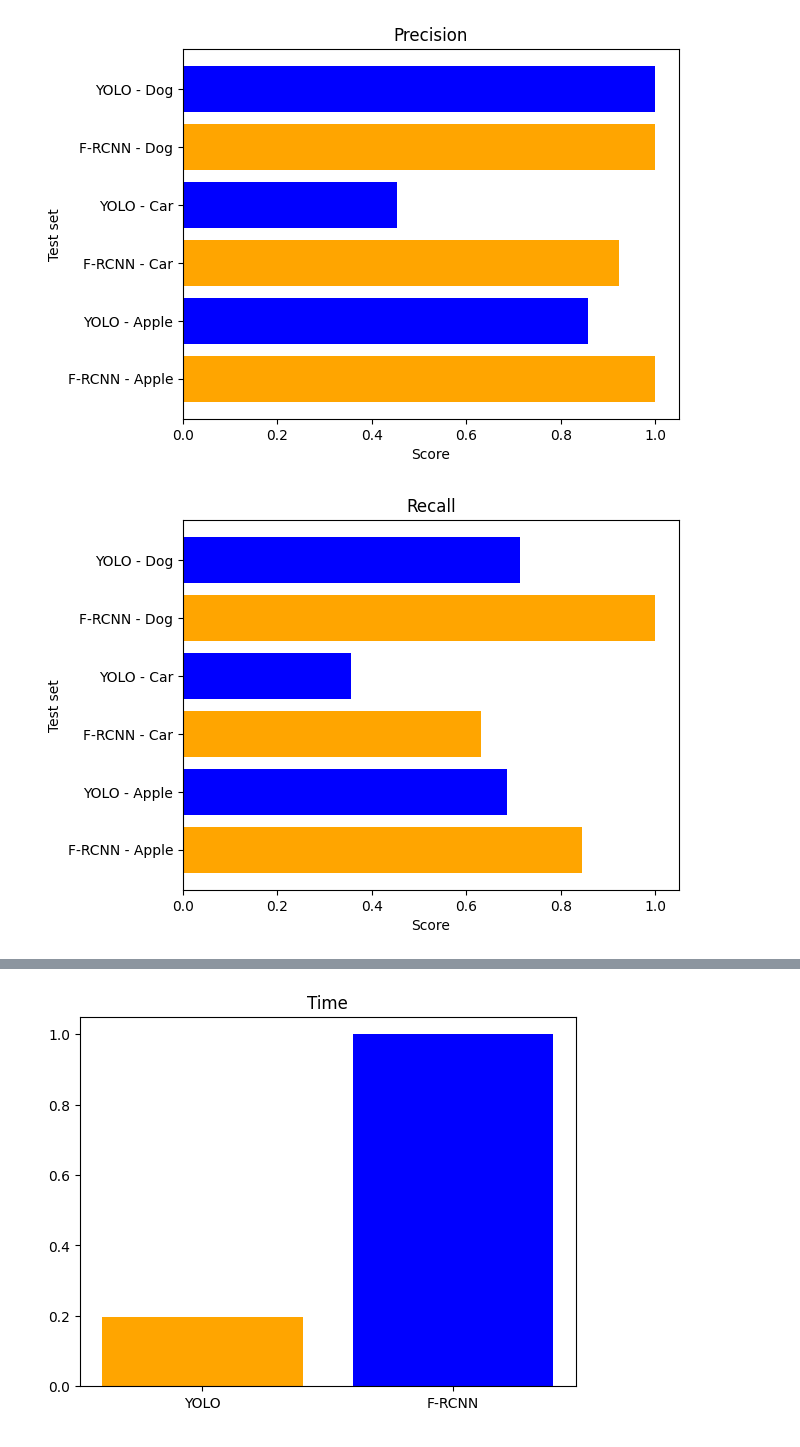
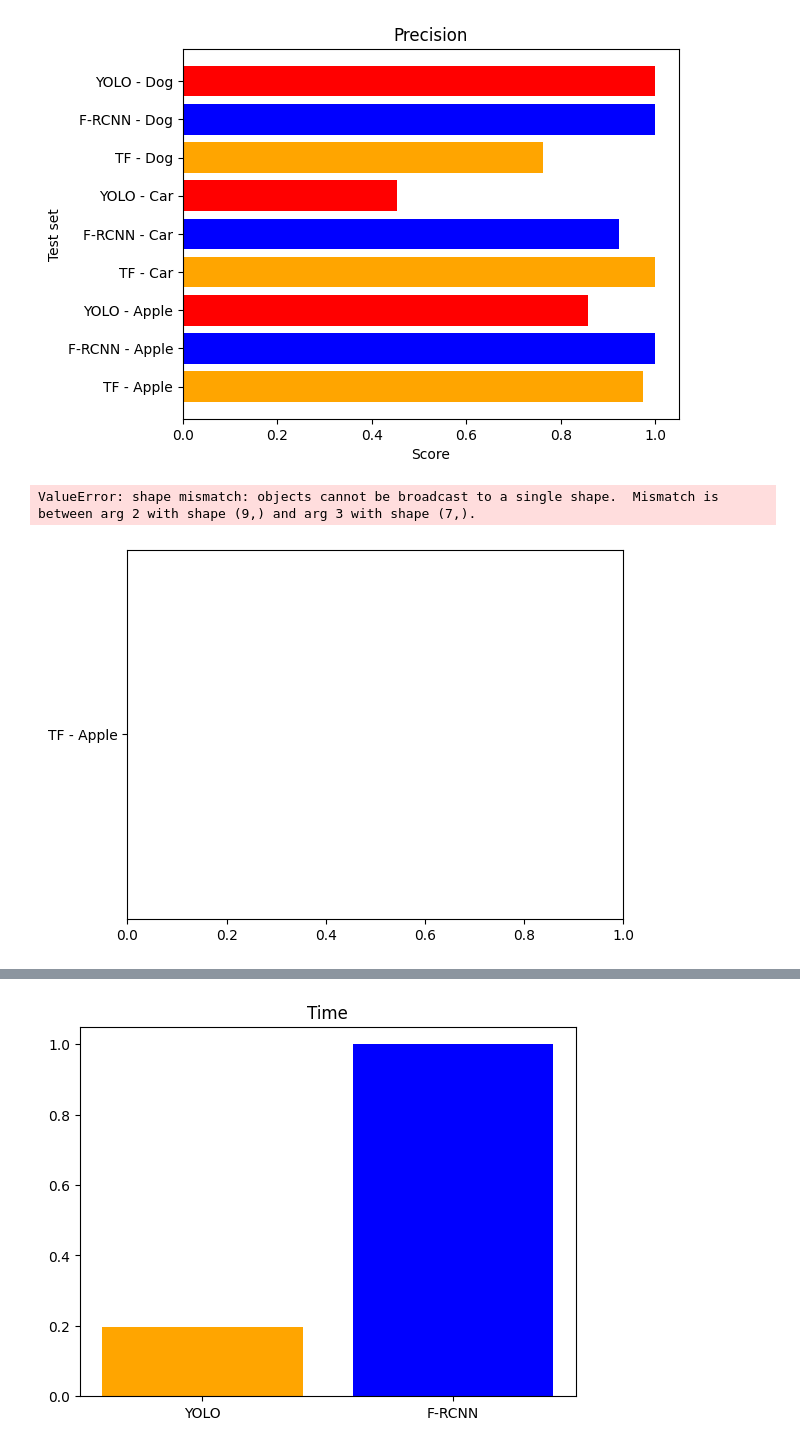
Before and after one commit to ivamorgra/MLE-G1, a Jupyter notebook: code/Results/Results.ipynb, the cells around one changed output, grey strips where cells are left out. Cells and saved outputs as stored; diff of their text form; code cells hidden in the pictures.

Commit message:
ADD TENSORFLOW RESULTS

```diff
--- a/code/Results/Results.ipynb
+++ b/code/Results/Results.ipynb
@@ -18,6 +18,9 @@ yolo_apple_path = score_export_folder_path + "yolo_apple_opencv_scores.json"
 faster_rcnn_dog_path = score_export_folder_path + "faster_rcnn_dog_pytorch_scores.json"
 faster_rcnn_car_path = score_export_folder_path + "faster_rcnn_car_pytorch_scores.json"
 faster_rcnn_apple_path = score_export_folder_path + "faster_rcnn_apple_pytorch_scores.json"
+tensorflow_dog_path = score_export_folder_path + "tensorflow_dog_scores.json"
+tensorflow_car_path = score_export_folder_path + "tensorflow_car_scores.json"
+tensorflow_apple_path = score_export_folder_path + "tensorflow_apple_scores.json"
 
 # Read the dictionary from the JSON file
 with open(yolo_dog_path, 'r') as file:
@@ -32,16 +35,22 @@ with open(faster_rcnn_car_path, 'r') as file:
     faster_rcnn_car = json.load(file)
 with open(faster_rcnn_apple_path, 'r') as file:
     faster_rcnn_apple = json.load(file)
+with open(tensorflow_dog_path, 'r') as file:
+    tensorflow_dog = json.load(file)
+with open(tensorflow_car_path, 'r') as file:
+    tensorflow_car = json.load(file)
+with open(tensorflow_apple_path, 'r') as file:
+    tensorflow_apple = json.load(file)
 # %%
-values = [yolo_dog["precision"], faster_rcnn_dog["precision"], yolo_car["precision"], faster_rcnn_car["precision"], yolo_apple["precision"], faster_rcnn_apple["precision"]]
+values = [yolo_dog["precision"], faster_rcnn_dog["precision"],tensorflow_dog["precision"], yolo_car["precision"], faster_rcnn_car["precision"],tensorflow_car["precision"], yolo_apple["precision"], faster_rcnn_apple["precision"], tensorflow_apple["precision"]]
 values.reverse()
 
 # Your category names
-categories = ['YOLO - Dog', 'F-RCNN - Dog', 'YOLO - Car', 'F-RCNN - Car', 'YOLO - Apple', 'F-RCNN - Apple']
+categories = ['YOLO - Dog', 'F-RCNN - Dog','TF - Dog', 'YOLO - Car', 'F-RCNN - Car', 'TF - Car','YOLO - Apple', 'F-RCNN - Apple', 'TF - Apple']
 categories.reverse()
 
 # Set colors for the top 3 and bottom 3
-colors = ['orange', 'blue'] * 3
+colors = ['orange', 'blue','red'] * 3
 
 # Create the horizontal bar chart
 plt.barh(categories, values, color=colors)
@@ -54,28 +63,29 @@ plt.title('Precision')
 # Show the plot
 plt.show()
 # %% [output]
-[figure, old version]
+[figure, new version]
 # %%
-values = [yolo_dog["recall"], faster_rcnn_dog["recall"], yolo_car["recall"], faster_rcnn_car["recall"], yolo_apple["recall"], faster_rcnn_apple["recall"]]
+values = [yolo_dog["recall"], faster_rcnn_dog["recall"],tensorflow_dog["recall"], yolo_car["recall"], faster_rcnn_car["recall"],tensorflow_car["recall"], yolo_apple["recall"], faster_rcnn_apple["recall"], tensorflow_apple["recall"]]
 values.reverse()
 
 # Your category names
-categories = ['YOLO - Dog', 'F-RCNN - Dog', 'YOLO - Car', 'F-RCNN - Car', 'YOLO - Apple', 'F-RCNN - Apple']
+categories = ['YOLO - Dog', 'F-RCNN - Dog','TF - Dog' 'YOLO - Car', 'F-RCNN - Car','TF - Car' 'YOLO - Apple', 'F-RCNN - Apple','TF - Apple']
 categories.reverse()
 
 # Set colors for the top 3 and bottom 3
 colors = ['orange', 'blue'] * 3
 
 # Create the horizontal bar chart
 plt.barh(categories, values, color=colors)
 
 # Set labels and title
 plt.xlabel('Score')
 plt.ylabel('Test set')
 plt.title('Recall')
 
 # Show the plot
 plt.show()
 # %% [output]
+ValueError: shape mismatch: objects cannot be broadcast to a single shape.  Mismatch is between arg 2 with shape (9,) and arg 3 with shape (7,).
-[figure, old version]
+[figure, new version]
 # %%
```
Also changed, not shown: parts of 3 cells of this notebook, 3 other files.
